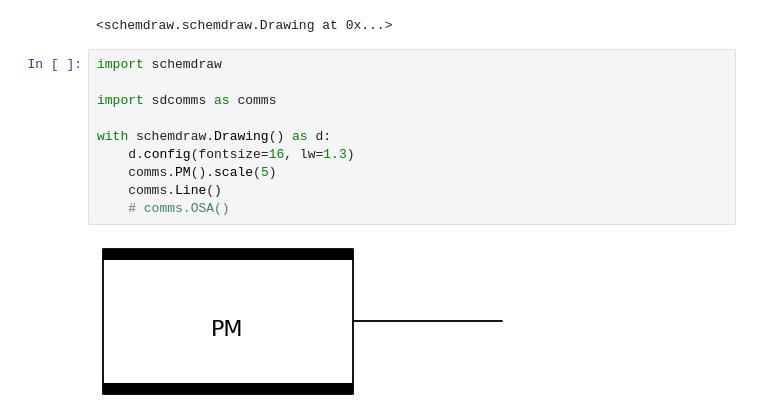
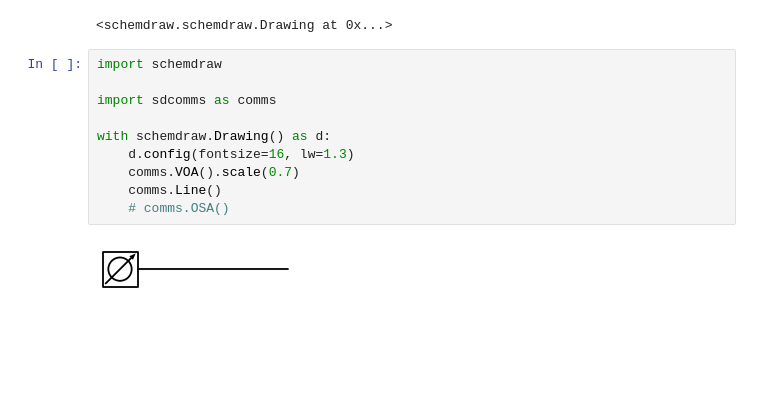
Before and after one commit to lokgar/sdcomms, a Jupyter notebook: sdcomms/_test_components.ipynb, the cells around one changed output. Cells and saved outputs as stored; diff of their text form; blank space fills up the shorter version.

```diff
--- a/sdcomms/_test_components.ipynb
+++ b/sdcomms/_test_components.ipynb
@@ -60,12 +60,12 @@ display(drawElements(elems, d="right"))
 # %%
 import schemdraw
 
 import sdcomms as comms
 
 with schemdraw.Drawing() as d:
     d.config(fontsize=16, lw=1.3)
-    comms.PM().scale(5)
+    comms.VOA().scale(0.7)
     comms.Line()
     # comms.OSA()
 # %% [output]
-[figure, old version]
+[figure, new version]
```
Also changed, not shown: 1 other file.
